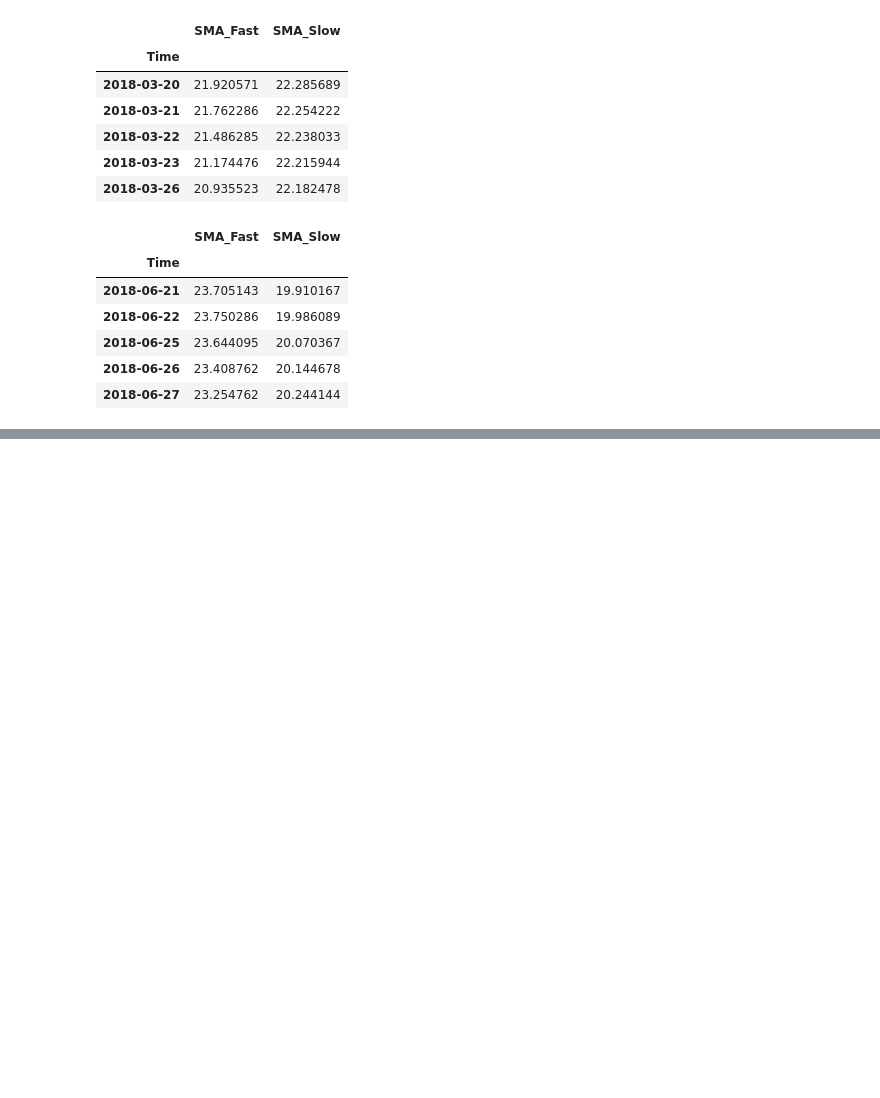
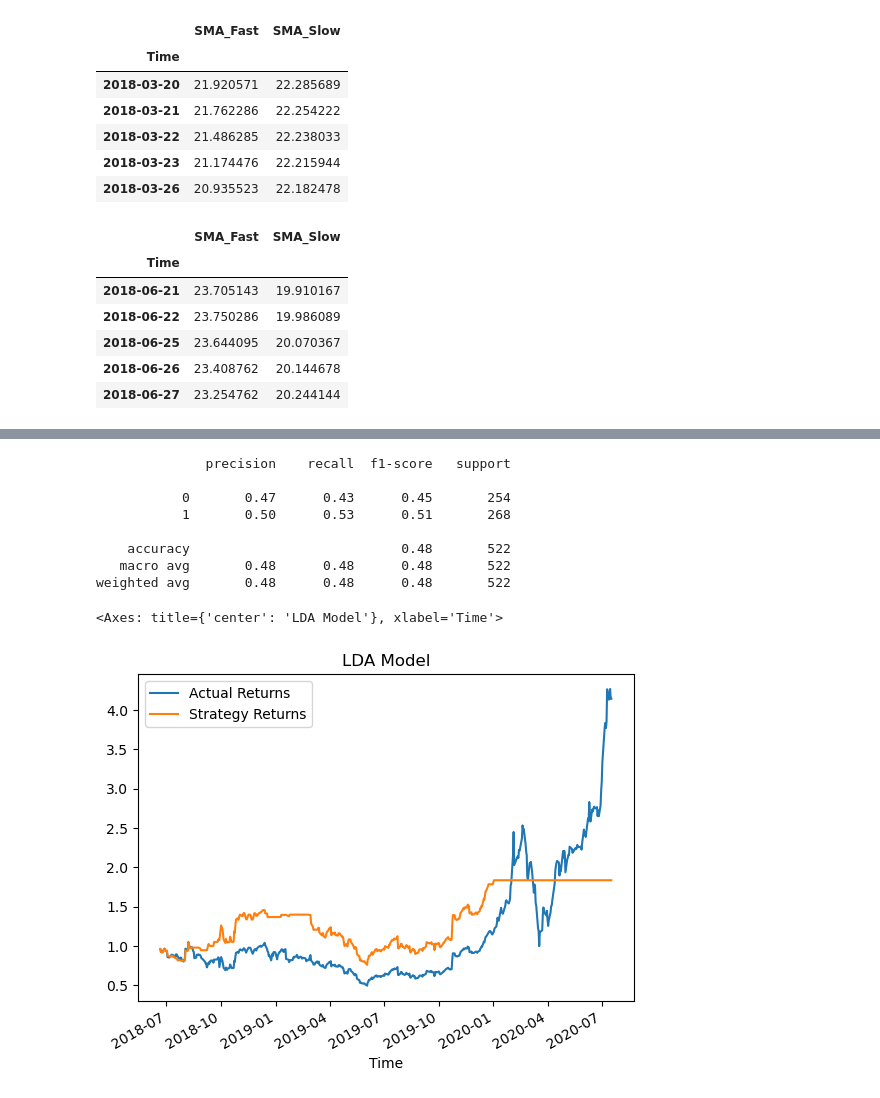
Before and after one commit to bittraidr/Sentiment_Analysis_Study_Multiple_Models, a Jupyter notebook: main.ipynb, the cells around one changed output, grey strips where cells are left out. Cells and saved outputs as stored; diff of their text form; code cells hidden in the pictures; blank space fills up the shorter version.

```diff
--- a/main.ipynb
+++ b/main.ipynb
@@ -269,0 +218,15 @@ print(linear_disc_testing_report)
+# %%
+### Return results of the LDA model with sentiment analysis
+print(ML_mods.linear_disc_testing_report)
+ML_mods.LDA_plot_cum_returns.plot(title='LDA Model')
+# %% [output]
+              precision    recall  f1-score   support
+
+           0       0.47      0.43      0.45       254
+           1       0.50      0.53      0.51       268
+
+    accuracy                           0.48       522
+   macro avg       0.48      0.48      0.48       522
+weighted avg       0.48      0.48      0.48       522
+<Axes: title={'center': 'LDA Model'}, xlabel='Time'>
+[figure, added]
```
Also changed, not shown: parts of 9 cells of this notebook, 12 other files.
